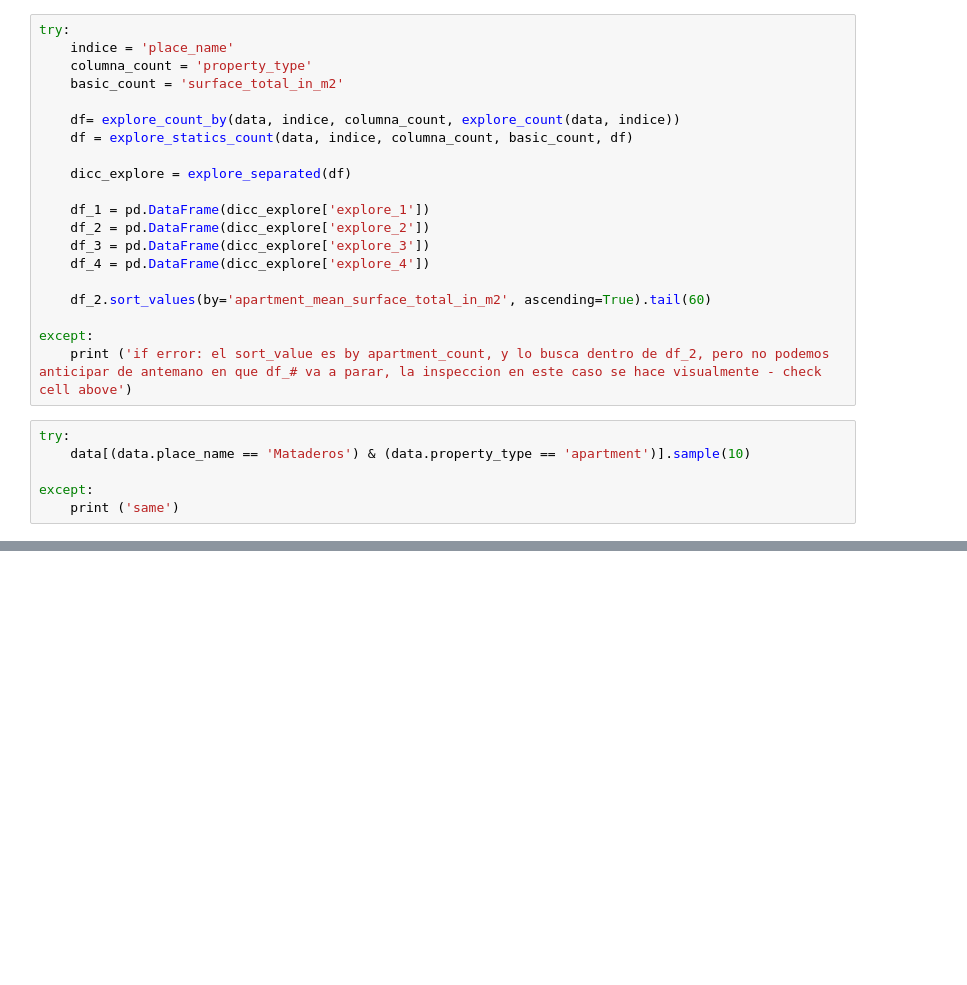
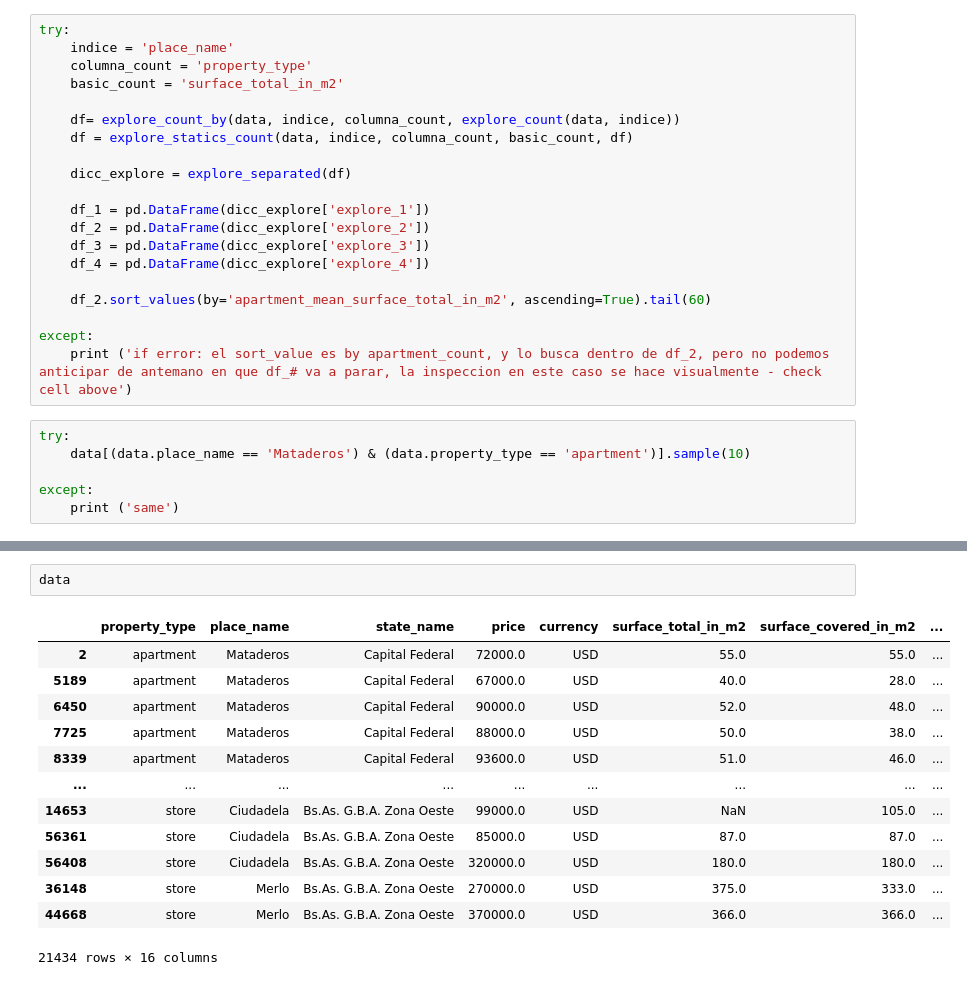
Before and after one commit to grupo4dhds/grupo4_git, a Jupyter notebook: workshop2_G4_main.ipynb, the cells around one changed output, grey strips where cells are left out. Saved outputs shown, nothing was run; the diff lists cells and outputs as text; blank space fills up the shorter version.

```diff
--- a/workshop2_G4_main.ipynb
+++ b/workshop2_G4_main.ipynb
@@ -1615,0 +1779,16 @@ np.array(serie).astype(int)
+# %%
+data
+# %% [output]
+|  | property_type | place_name | state_name | price | currency | surface_total_in_m2 | surface_covered_in_m2 | ... |
+| 2 | apartment | Mataderos | Capital Federal | 72000.0 | USD | 55.0 | 55.0 | ... |
+| 5189 | apartment | Mataderos | Capital Federal | 67000.0 | USD | 40.0 | 28.0 | ... |
+| 6450 | apartment | Mataderos | Capital Federal | 90000.0 | USD | 52.0 | 48.0 | ... |
+| 7725 | apartment | Mataderos | Capital Federal | 88000.0 | USD | 50.0 | 38.0 | ... |
+| 8339 | apartment | Mataderos | Capital Federal | 93600.0 | USD | 51.0 | 46.0 | ... |
+| ... | ... | ... | ... | ... | ... | ... | ... | ... |
+| 14653 | store | Ciudadela | Bs.As. G.B.A. Zona Oeste | 99000.0 | USD | NaN | 105.0 | ... |
+| 56361 | store | Ciudadela | Bs.As. G.B.A. Zona Oeste | 85000.0 | USD | 87.0 | 87.0 | ... |
+| 56408 | store | Ciudadela | Bs.As. G.B.A. Zona Oeste | 320000.0 | USD | 180.0 | 180.0 | ... |
+| 36148 | store | Merlo | Bs.As. G.B.A. Zona Oeste | 270000.0 | USD | 375.0 | 333.0 | ... |
+| 44668 | store | Merlo | Bs.As. G.B.A. Zona Oeste | 370000.0 | USD | 366.0 | 366.0 | ... |
+21434 rows × 16 columns
```
Also changed, not shown: parts of 29 cells of this notebook, 3 other files.
